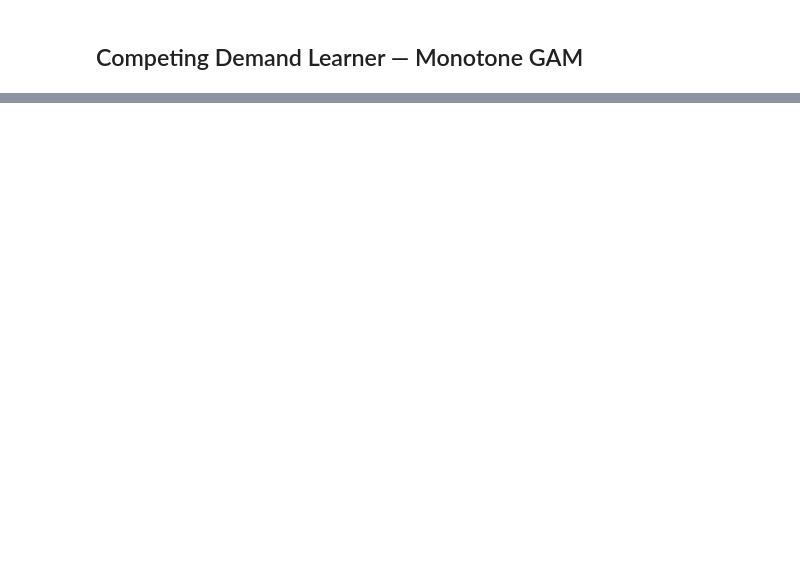
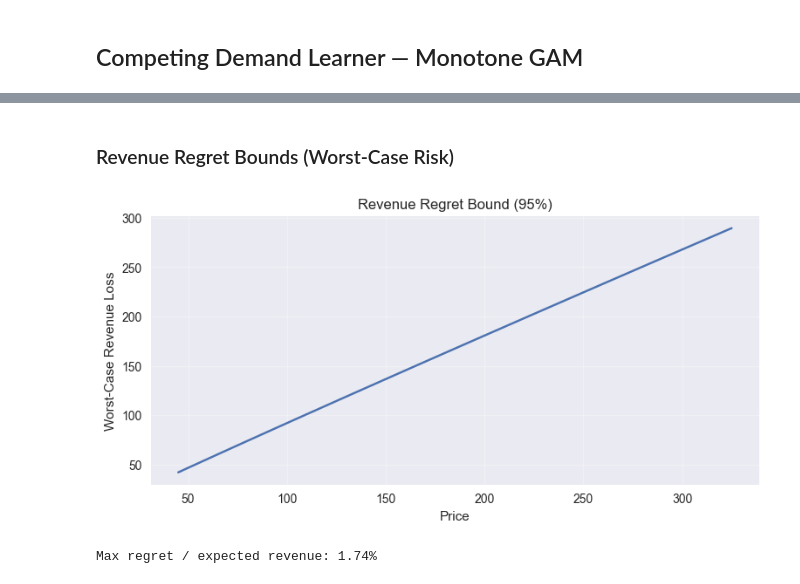
Before and after one commit to amriteshp2000/Dynamic-Pricing-Engine, a Jupyter notebook: notebooks/demand_modeling.ipynb, the cells around one changed output, grey strips where cells are left out. Saved outputs shown, nothing was run; the diff lists cells and outputs as text; code cells hidden in the pictures; blank space fills up the shorter version.

```diff
--- a/notebooks/demand_modeling.ipynb
+++ b/notebooks/demand_modeling.ipynb
@@ -352,0 +490,40 @@ plt.show()
+# %% [markdown]
+### Revenue Regret Bounds (Worst-Case Risk)
+# %%
+regret_rows = []
+
+for p in price_grid:
+    pred = demand_model.predict(context, p)
+    worst_case_delta = 1.96 * pred.std_dev
+    regret = p * worst_case_delta
+    regret_rows.append({"price": p, "regret": regret})
+
+df_regret = pd.DataFrame(regret_rows)
+
+plt.figure(figsize=(9, 4))
+plt.plot(df_regret.price, df_regret.regret)
+plt.xlabel("Price")
+plt.ylabel("Worst-Case Revenue Loss")
+plt.title("Revenue Regret Bound (95%)")
+plt.grid(alpha=0.3)
+plt.show()
+# %% [output]
+[figure, added]
+# %%
+# Expected revenue
+expected_revenue = df_cone["price"].values * df_cone["list_mu"].values
+
+# Worst-case (95%) epistemic demand error → revenue regret
+regret = 1.96 * df_cone["price"].values * df_cone["list_epi"].values
+
+# Safety checks
+assert np.isfinite(expected_revenue).all()
+assert (expected_revenue > 0).all()
+
+max_regret_ratio = (regret / expected_revenue).max()
+
+print(f"Max regret / expected revenue: {max_regret_ratio:.2%}")
+
+assert max_regret_ratio < 0.20, "Revenue risk too high for bandit"
+# %% [output]
+Max regret / expected revenue: 1.74%
```
Also changed, not shown: parts of 29 cells of this notebook, 1 other file.
